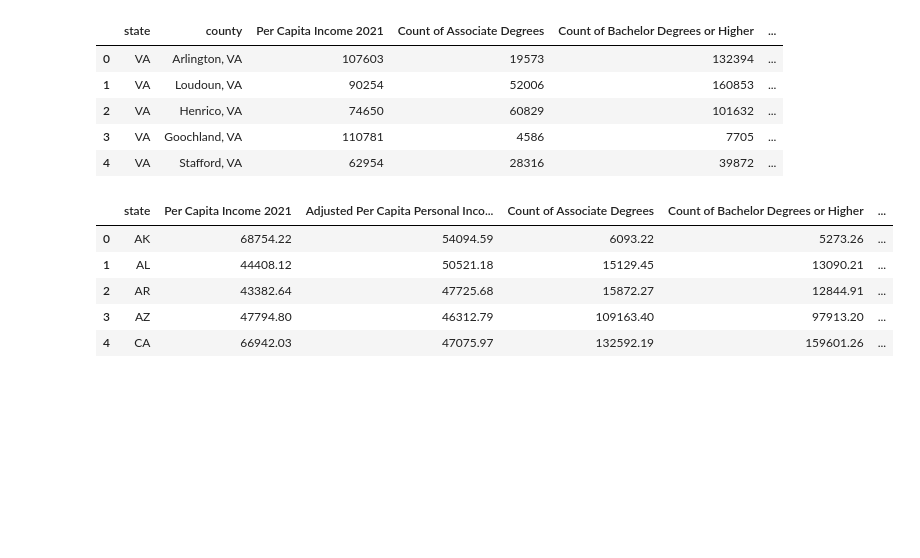
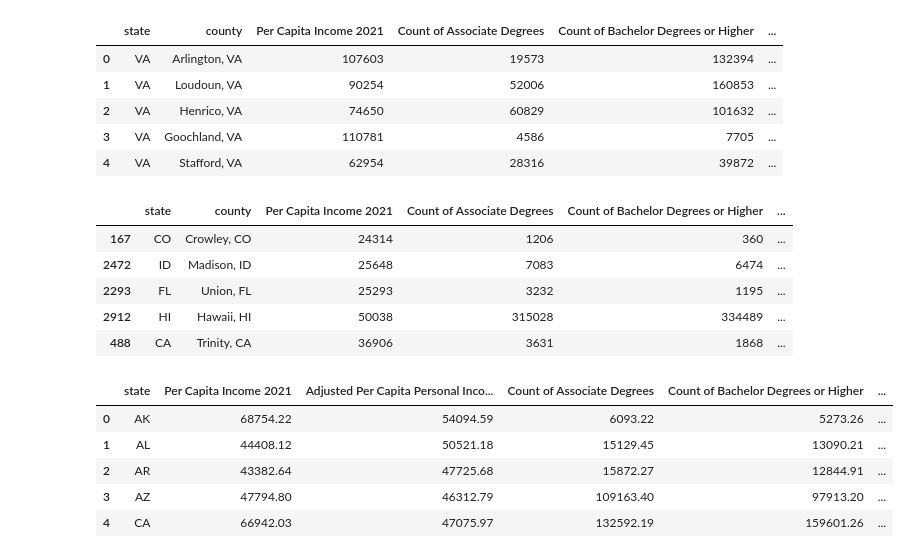
Before and after one commit to Amyebaker/Project1, a Jupyter notebook: Data_Analysis/Project1_Analysis.ipynb, the cells around one changed output. Cells and saved outputs as stored; diff of their text form; code cells hidden in the pictures; blank space fills up the shorter version.

```diff
--- a/Data_Analysis/Project1_Analysis.ipynb
+++ b/Data_Analysis/Project1_Analysis.ipynb
@@ -204,3 +204,14 @@ final_df.head()
 # %%
 # adding column for no college percent
 final_df['Percent of No College'] = 100 - final_df['Percent of Associate Degrees'] - final_df['Percent of Bachelor Degrees of Higher']
+# %%
+# Top 5 Counties for Adj. income
+final_df = final_df.sort_values(by=['Adjusted Per Capita Personal Income 2021'])
+final_df.head(5)
+# %% [output]
+|  | state | county | Per Capita Income 2021 | Count of Associate Degrees | Count of Bachelor Degrees or Higher | ... |
+| 167 | CO | Crowley, CO | 24314 | 1206 | 360 | ... |
+| 2472 | ID | Madison, ID | 25648 | 7083 | 6474 | ... |
+| 2293 | FL | Union, FL | 25293 | 3232 | 1195 | ... |
+| 2912 | HI | Hawaii, HI | 50038 | 315028 | 334489 | ... |
+| 488 | CA | Trinity, CA | 36906 | 3631 | 1868 | ... |
```
Also changed, not shown: parts of 21 cells of this notebook, 1 other file.
